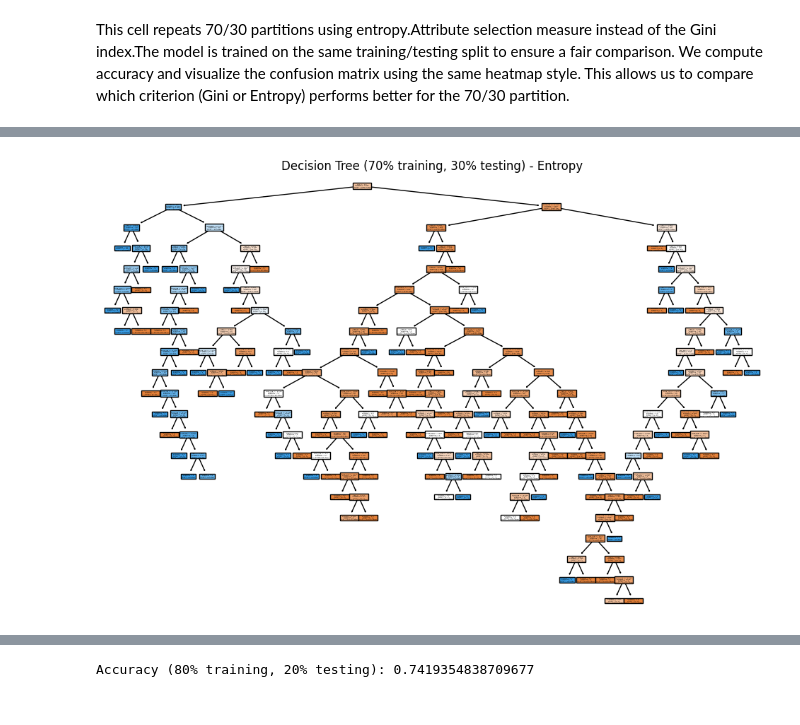
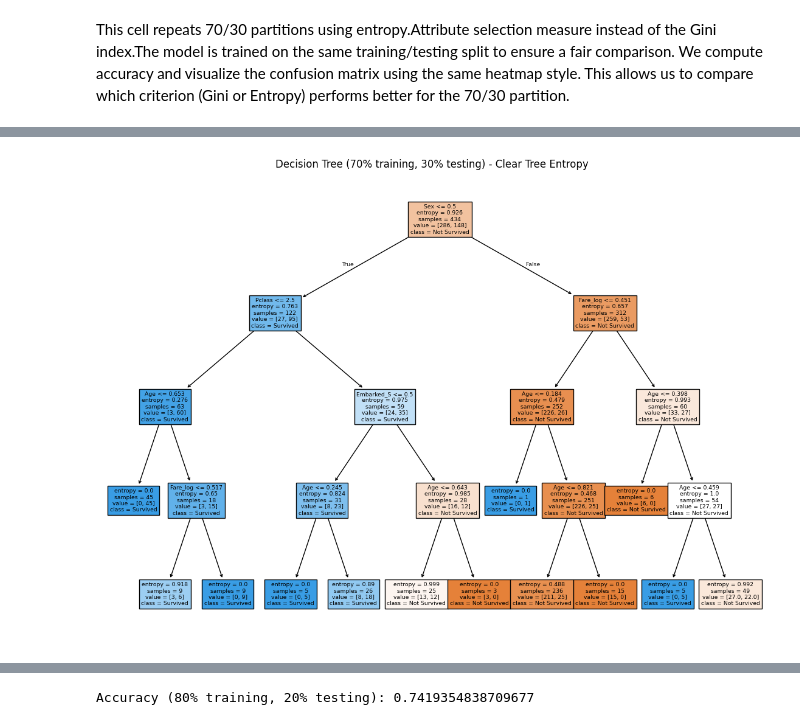
Before and after one commit to Leenasmk3/IT326-DataMining-Project, a Jupyter notebook: phase3.ipynb, the cells around one changed output, grey strips where cells are left out. Cells and saved outputs as stored; diff of their text form; code cells hidden in the pictures.

```diff
--- a/phase3.ipynb
+++ b/phase3.ipynb
@@ -246,10 +246,17 @@ Confusion Matrix (70% training, 30% testing, Entropy):
 # %% [markdown]
 This cell repeats 70/30 partitions using entropy.Attribute selection measure instead of the  Gini index.The model is trained on the same training/testing split to ensure a fair comparison. We compute accuracy and visualize the confusion matrix using the same heatmap style. This allows us to compare which criterion (Gini or Entropy) performs better for the 70/30 partition.
 # %%
-import matplotlib.pyplot as plt
-plt.figure(figsize=(12, 8))
-from sklearn.tree import plot_tree
-plot_tree(model_70, filled=True, feature_names=X.columns, class_names=['Not Survived', 'Survived'])
-plt.title("Decision Tree (70% training, 30% testing)")
+# Decision Tree - Gini (70/30)
+model_70_gini_clear = DecisionTreeClassifier(max_depth=4, criterion="gini", random_state=42)
+model_70_gini_clear.fit(X_train_70, y_train_70)
+
+plt.figure(figsize=(14, 10))
+plot_tree(
+    model_70_gini_clear,
+    filled=True,
+    feature_names=X.columns,
+    class_names=['Not Survived', 'Survived']
+)
+plt.title("Decision Tree (70% training, 30% testing) -Gini")
 plt.show()
 # %% [output]
@@ -259,11 +264,16 @@ Using 70% of the data for training and 30% for testing with the Gini index, this
 # %%
-# Decision Tree (70% training, 30% testing) - Entropy
-plt.figure(figsize=(12, 8))
-plot_tree(model_70_entropy,
-          filled=True,
-          feature_names=X.columns,
-          class_names=['Not Survived', 'Survived'])
-plt.title("Decision Tree (70% training, 30% testing) - Entropy")
+# Decision Tree - Entropy (70/30)
+model_70_entropy_clear = DecisionTreeClassifier(max_depth=4, criterion="entropy", random_state=42)
+model_70_entropy_clear.fit(X_train_70, y_train_70)
+
+plt.figure(figsize=(14, 10))
+plot_tree(
+    model_70_entropy_clear,
+    filled=True,
+    feature_names=X.columns,
+    class_names=['Not Survived', 'Survived']
+)
+plt.title("Decision Tree (70% training, 30% testing) - Clear Tree Entropy")
 plt.show()
 # %% [output]
-[figure, old version]
+[figure, new version]
```
Also changed, not shown: parts of 14 cells of this notebook.
